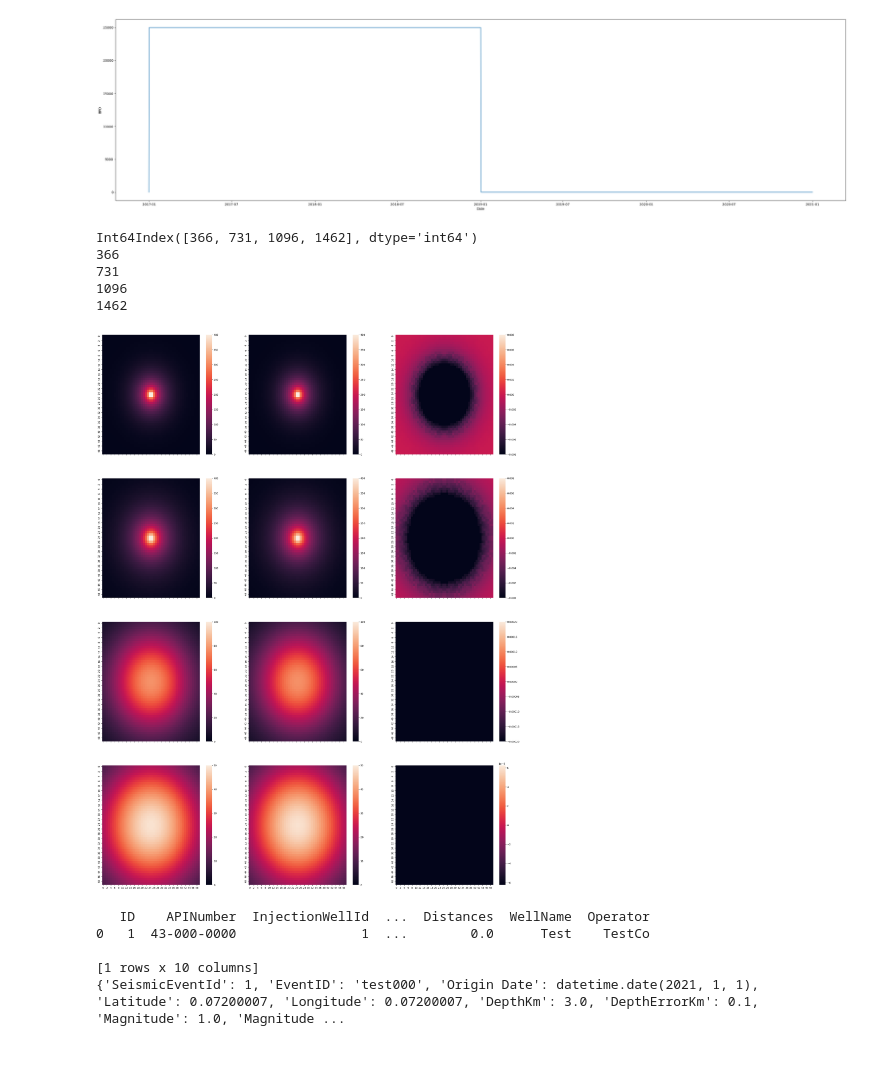
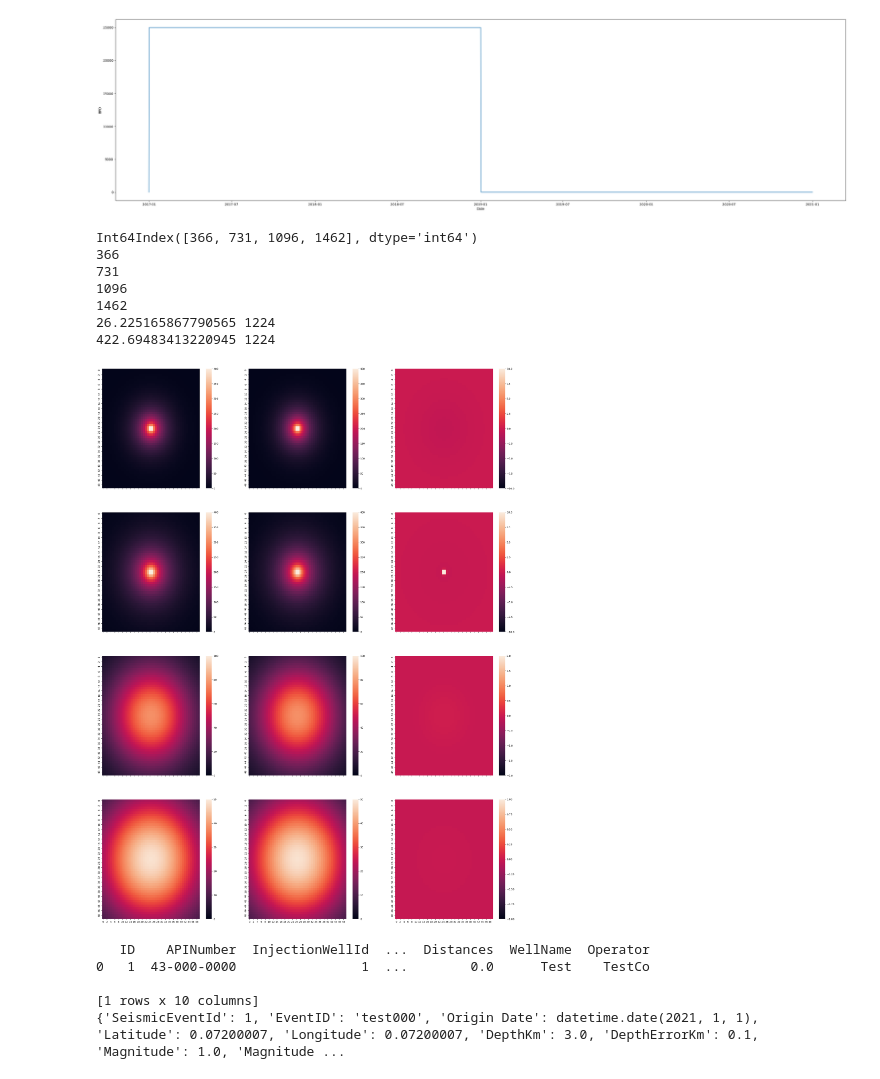
Before and after one commit to ut-beg-texnet/GIST, a Jupyter notebook: src/GISTRegressionTests.ipynb, the cells around one changed output. Saved outputs shown, nothing was run; the diff lists cells and outputs as text; code cells hidden in the pictures.

Commit message:
Add files via upload
Updated regression tests to include new convolution-based pore pressure modeling.

```diff
--- a/src/GISTRegressionTests.ipynb
+++ b/src/GISTRegressionTests.ipynb
@@ -223,28 +223,32 @@ sns.lineplot(data=injDF,x='Date',y='BPD')
 # %%
 # Compare Matlab to computed
 f, axarr = plt.subplots(4, 3,sharex=True,figsize=(30,40))
 # Get plots out at a four intervals, Jan 1 per year
 outIdx=outRefDayVec-min(dayVec)
 print(outIdx)
 diffNP=np.zeros([pressureGrid.shape[0],pressureGrid.shape[1],len(outIdx)])
 # set color ranges
 vmap=[400,400,100,50]
-vdiffmap=[0.008,0.008,0.0002,0.0000625]
+vdiffmap=[10,10,2,1]
 for i in range(len(outIdx)):
   print(outIdx[i])
   sns.heatmap(pressureGrid[:,:,0,0,outIdx[i]],ax=axarr[i,0],vmin=0.,vmax=vmap[i])
   sns.heatmap(refMatlabNP[:,:,i],ax=axarr[i,1],vmin=0.,vmax=vmap[i])
   diffNP[:,:,i]=refMatlabNP[:,:,i]-pressureGrid[:,:,0,0,outIdx[i]]
   sns.heatmap(diffNP[:,:,i],ax=axarr[i,2],vmin=-vdiffmap[i],vmax=vdiffmap[i])
 
+print(np.max(diffNP[:,:,1]),np.argmax(diffNP[:,:,1]))
+print(np.max(pressureGrid[:,:,0,0,outIdx[1]]),np.argmax(pressureGrid[:,:,0,0,outIdx[1]]))
 #Create differences
 # %% [output]
 Int64Index([366, 731, 1096, 1462], dtype='int64')
 366
 731
 1096
 1462
+26.225165867790565 1224
+422.69483413220945 1224
-[figure, old version]
+[figure, new version]
 # %%
 print(wellDF)
 eq1={'SeismicEventId': 1,
```
Also changed, not shown: parts of 3 cells of this notebook.
